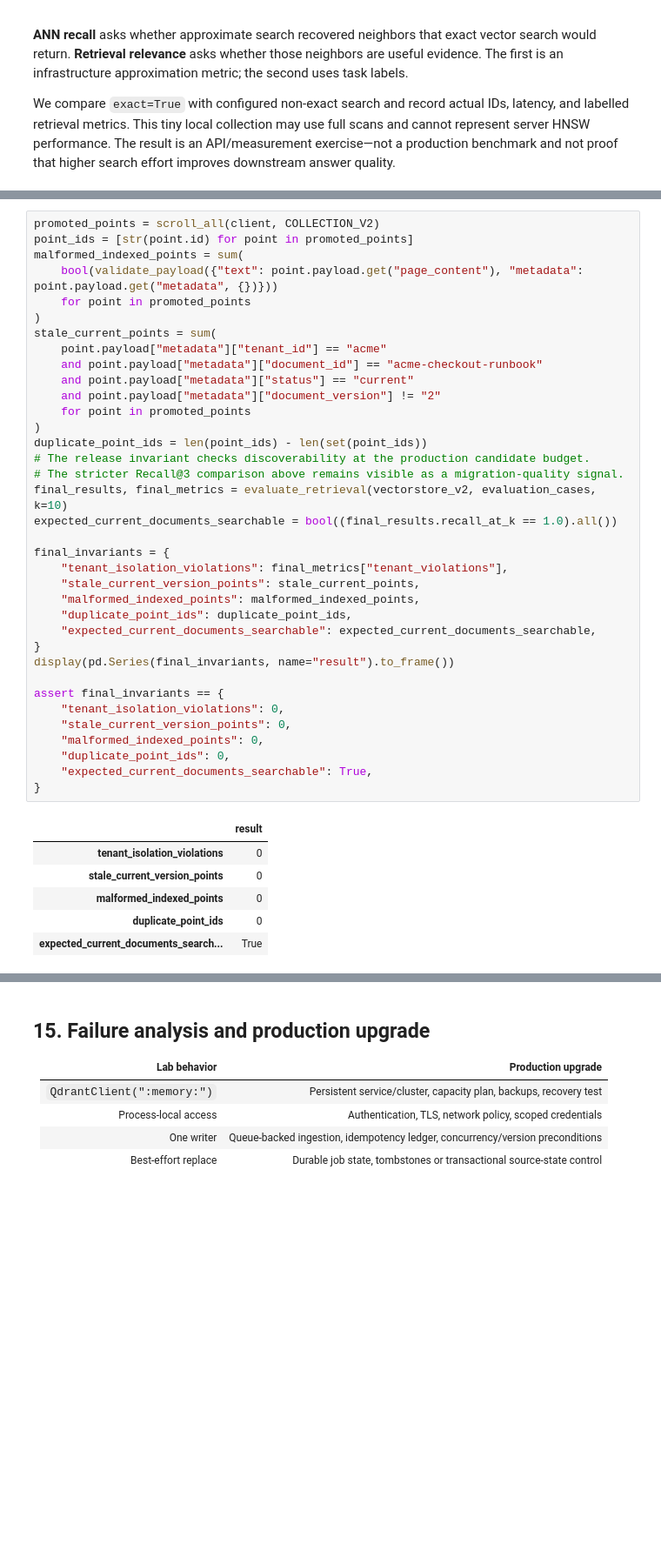
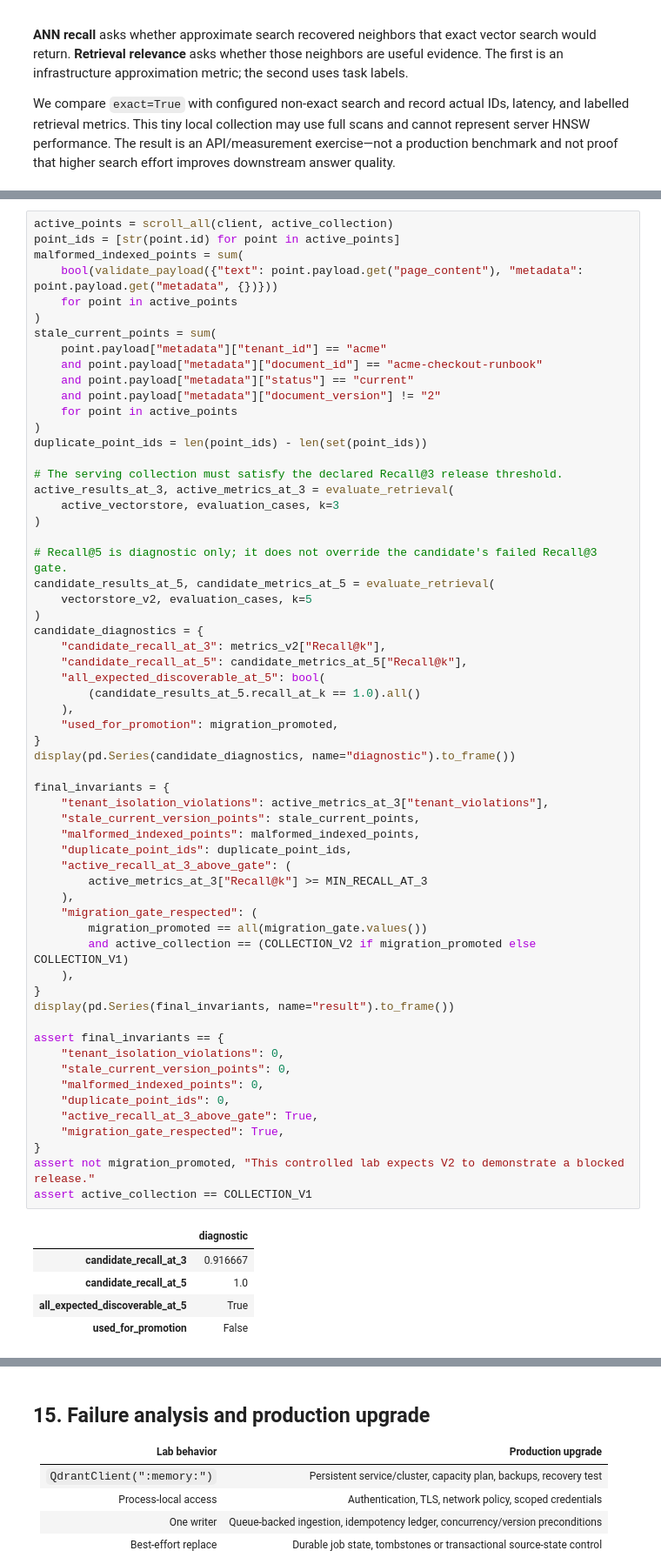
Before and after one commit to mahsa-teimourikia/awesome-rag, a Jupyter notebook: curriculum/intermediate/06-qdrant-local/06_qdrant_local.ipynb, the cells around one changed output, grey strips where cells are left out. Shown at 87% size. Cells and saved outputs as stored; diff of their text form; blank space fills up the shorter version.

Commit message:
Gate Qdrant collection promotion on retrieval quality

```diff
--- a/curriculum/intermediate/06-qdrant-local/06_qdrant_local.ipynb
+++ b/curriculum/intermediate/06-qdrant-local/06_qdrant_local.ipynb
@@ -1022,43 +1075,66 @@ A storage lab should end with executable invariants, not a successful-looking qu
 # %%
-promoted_points = scroll_all(client, COLLECTION_V2)
-point_ids = [str(point.id) for point in promoted_points]
+active_points = scroll_all(client, active_collection)
+point_ids = [str(point.id) for point in active_points]
 malformed_indexed_points = sum(
     bool(validate_payload({"text": point.payload.get("page_content"), "metadata": point.payload.get("metadata", {})}))
-    for point in promoted_points
+    for point in active_points
 )
 stale_current_points = sum(
     point.payload["metadata"]["tenant_id"] == "acme"
     and point.payload["metadata"]["document_id"] == "acme-checkout-runbook"
     and point.payload["metadata"]["status"] == "current"
     and point.payload["metadata"]["document_version"] != "2"
-    for point in promoted_points
+    for point in active_points
 )
 duplicate_point_ids = len(point_ids) - len(set(point_ids))
-# The release invariant checks discoverability at the production candidate budget.
-# The stricter Recall@3 comparison above remains visible as a migration-quality signal.
-final_results, final_metrics = evaluate_retrieval(vectorstore_v2, evaluation_cases, k=10)
-expected_current_documents_searchable = bool((final_results.recall_at_k == 1.0).all())
+
+# The serving collection must satisfy the declared Recall@3 release threshold.
+active_results_at_3, active_metrics_at_3 = evaluate_retrieval(
+    active_vectorstore, evaluation_cases, k=3
+)
+
+# Recall@5 is diagnostic only; it does not override the candidate's failed Recall@3 gate.
+candidate_results_at_5, candidate_metrics_at_5 = evaluate_retrieval(
+    vectorstore_v2, evaluation_cases, k=5
+)
+candidate_diagnostics = {
+    "candidate_recall_at_3": metrics_v2["Recall@k"],
+    "candidate_recall_at_5": candidate_metrics_at_5["Recall@k"],
+    "all_expected_discoverable_at_5": bool(
+        (candidate_results_at_5.recall_at_k == 1.0).all()
+    ),
+    "used_for_promotion": migration_promoted,
+}
+display(pd.Series(candidate_diagnostics, name="diagnostic").to_frame())
 
 final_invariants = {
-    "tenant_isolation_violations": final_metrics["tenant_violations"],
+    "tenant_isolation_violations": active_metrics_at_3["tenant_violations"],
     "stale_current_version_points": stale_current_points,
     "malformed_indexed_points": malformed_indexed_points,
     "duplicate_point_ids": duplicate_point_ids,
-    "expected_current_documents_searchable": expected_current_documents_searchable,
+    "active_recall_at_3_above_gate": (
+        active_metrics_at_3["Recall@k"] >= MIN_RECALL_AT_3
+    ),
+    "migration_gate_respected": (
+        migration_promoted == all(migration_gate.values())
+        and active_collection == (COLLECTION_V2 if migration_promoted else COLLECTION_V1)
+    ),
 }
 display(pd.Series(final_invariants, name="result").to_frame())
 
 assert final_invariants == {
     "tenant_isolation_violations": 0,
     "stale_current_version_points": 0,
     "malformed_indexed_points": 0,
     "duplicate_point_ids": 0,
-    "expected_current_documents_searchable": True,
+    "active_recall_at_3_above_gate": True,
+    "migration_gate_respected": True,
 }
+assert not migration_promoted, "This controlled lab expects V2 to demonstrate a blocked release."
+assert active_collection == COLLECTION_V1
 # %% [output]
-|  | result |
-| tenant_isolation_violations | 0 |
-| stale_current_version_points | 0 |
-| malformed_indexed_points | 0 |
-| duplicate_point_ids | 0 |
-| expected_current_documents_search... | True |
+|  | diagnostic |
+| candidate_recall_at_3 | 0.916667 |
+| candidate_recall_at_5 | 1.0 |
+| all_expected_discoverable_at_5 | True |
+| used_for_promotion | False |
```
Also changed, not shown: parts of 9 cells of this notebook, 2 other files.
